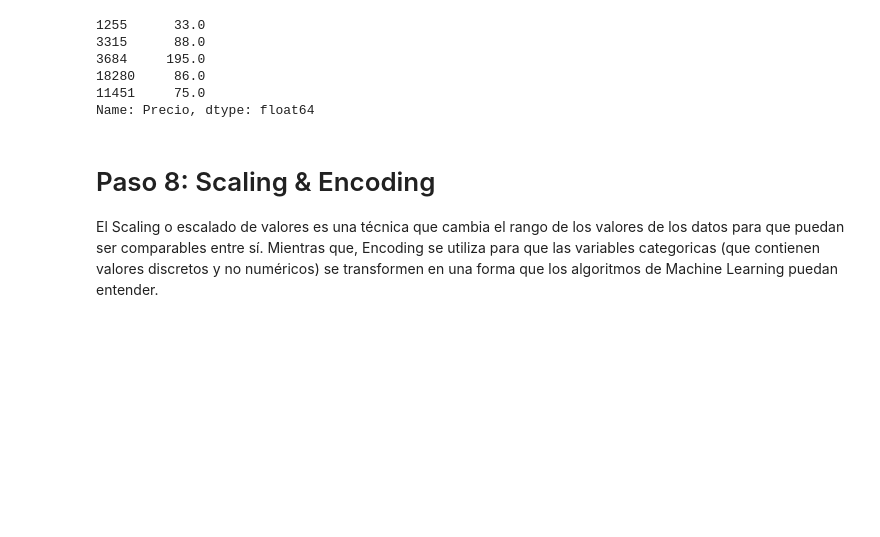
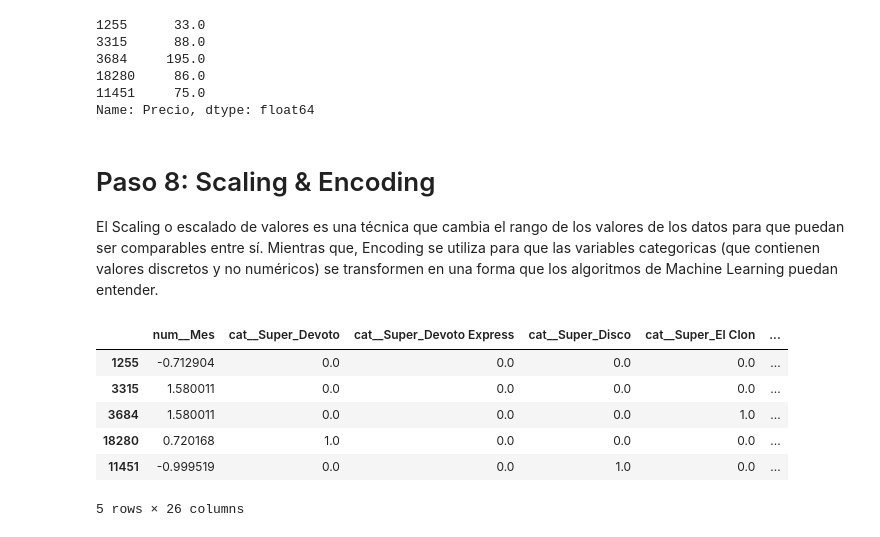
Before and after one commit to georginasiccofernandez-arch/proyecto-dimploma-UCU--phyton, a Jupyter notebook: notebooks/practice.ipynb, the cells around one changed output. Cells and saved outputs as stored; diff of their text form; code cells hidden in the pictures; blank space fills up the shorter version.

```diff
--- a/notebooks/practice.ipynb
+++ b/notebooks/practice.ipynb
@@ -727,3 +727,45 @@ Name: Precio, dtype: float64
 # Paso 8: Scaling & Encoding
 
 El Scaling o escalado de valores es una técnica que cambia el rango de los valores de los datos para que puedan ser comparables entre sí. Mientras que, Encoding se utiliza para que las variables categoricas (que contienen valores discretos y no numéricos) se transformen en una forma que los algoritmos de Machine Learning puedan entender.
+# %%
+from sklearn.compose import ColumnTransformer
+from sklearn.preprocessing import StandardScaler, OneHotEncoder
+import pandas as pd
+import pickle
+from pathlib import Path
+
+#Defino qué columnas  usar y qué tipo de transformación necesitan:
+columnas_numericas = ["Mes"]
+columnas_categoricas = ["Super", "Grupo", "Trimestre"]
+
+#  Armado del preprocesamiento
+preprocessor = ColumnTransformer(
+    transformers=[
+        ("num", StandardScaler(), columnas_numericas),
+        ("cat", OneHotEncoder(sparse_output=False, handle_unknown="ignore"), columnas_categoricas)
+    ],
+    remainder='drop')
+X_train_prep = preprocessor.fit_transform(X_train)
+X_test_prep = preprocessor.transform(X_test)
+
+# Nombres de las columnas nuevas que generó el OneHotEncoder
+nombres_columnas = preprocessor.get_feature_names_out()
+# %%
+#Volvemos a convertir esos resultados matemáticos en DataFrames de Pandas
+X_train_prep_df = pd.DataFrame(X_train_prep, columns=nombres_columnas, index=X_train.index)
+X_test_prep_df = pd.DataFrame(X_test_prep, columns=nombres_columnas, index=X_test.index)
+# %%
+
+# Guardamos utilizando Pickle
+Path("../models").mkdir(parents=True, exist_ok=True)
+with open("../models/preprocesador_supermercados.pkl", "wb") as file:
+    pickle.dump(preprocessor, file)
+display(X_train_prep_df.head())
+# %% [output]
+|  | num__Mes | cat__Super_Devoto | cat__Super_Devoto Express | cat__Super_Disco | cat__Super_El Clon | ... |
+| 1255 | -0.712904 | 0.0 | 0.0 | 0.0 | 0.0 | ... |
+| 3315 | 1.580011 | 0.0 | 0.0 | 0.0 | 0.0 | ... |
+| 3684 | 1.580011 | 0.0 | 0.0 | 0.0 | 1.0 | ... |
+| 18280 | 0.720168 | 1.0 | 0.0 | 0.0 | 0.0 | ... |
+| 11451 | -0.999519 | 0.0 | 0.0 | 1.0 | 0.0 | ... |
+5 rows × 26 columns
```
Also changed, not shown: parts of 2 cells of this notebook.
